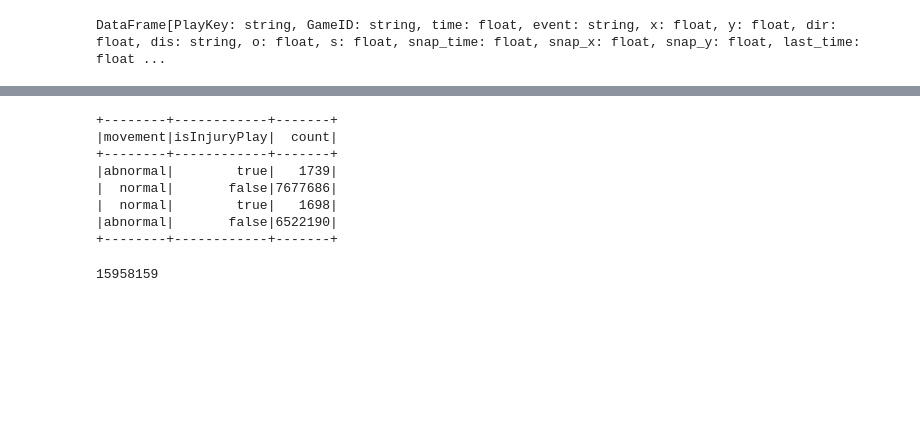
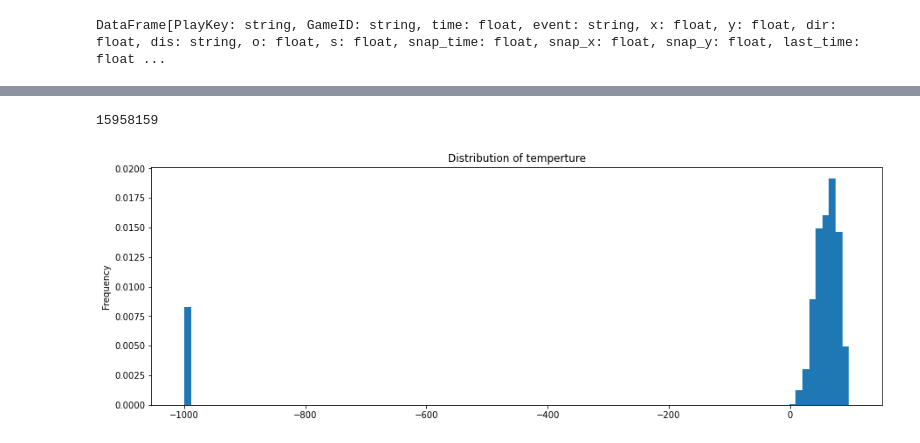
Before and after one commit to cwingho/NFL_Analytics, a Jupyter notebook: brian/play_track_data_analysis.ipynb, the cells around one changed output, grey strips where cells are left out. Saved outputs shown, nothing was run; the diff lists cells and outputs as text; code cells hidden in the pictures; blank space fills up the shorter version.

```diff
--- a/brian/play_track_data_analysis.ipynb
+++ b/brian/play_track_data_analysis.ipynb
@@ -559,16 +342,3 @@ t_group.show()
-# %%
-# show the ratio between movement and injury (no isInjuryPronePos)
-t_group = _tracks.where('isRushPass == True').groupby(['movement','isInjuryPlay']).count()
-t_group.show()
-# %% [output]
-+--------+------------+-------+
-|movement|isInjuryPlay|  count|
-+--------+------------+-------+
-|abnormal|        true|   1739|
-|  normal|       false|7677686|
-|  normal|        true|   1698|
-|abnormal|       false|6522190|
-+--------+------------+-------+
 # %%
 _tracks.count()
 # %% [output]
@@ -609,0 +346,11 @@ _tracks.count()
+# %%
+p = playlist.toPandas()
+# %%
+p['Temperature'].astype('int32').plot(kind='hist',
+             bins=100,
+             figsize=(15, 5),
+             density=True,
+             title='Distribution of temperture')
+plt.savefig('../out/temperture.png')
+# %% [output]
+[figure, added]
```
Also changed, not shown: parts of 24 cells of this notebook, 9 other files.
